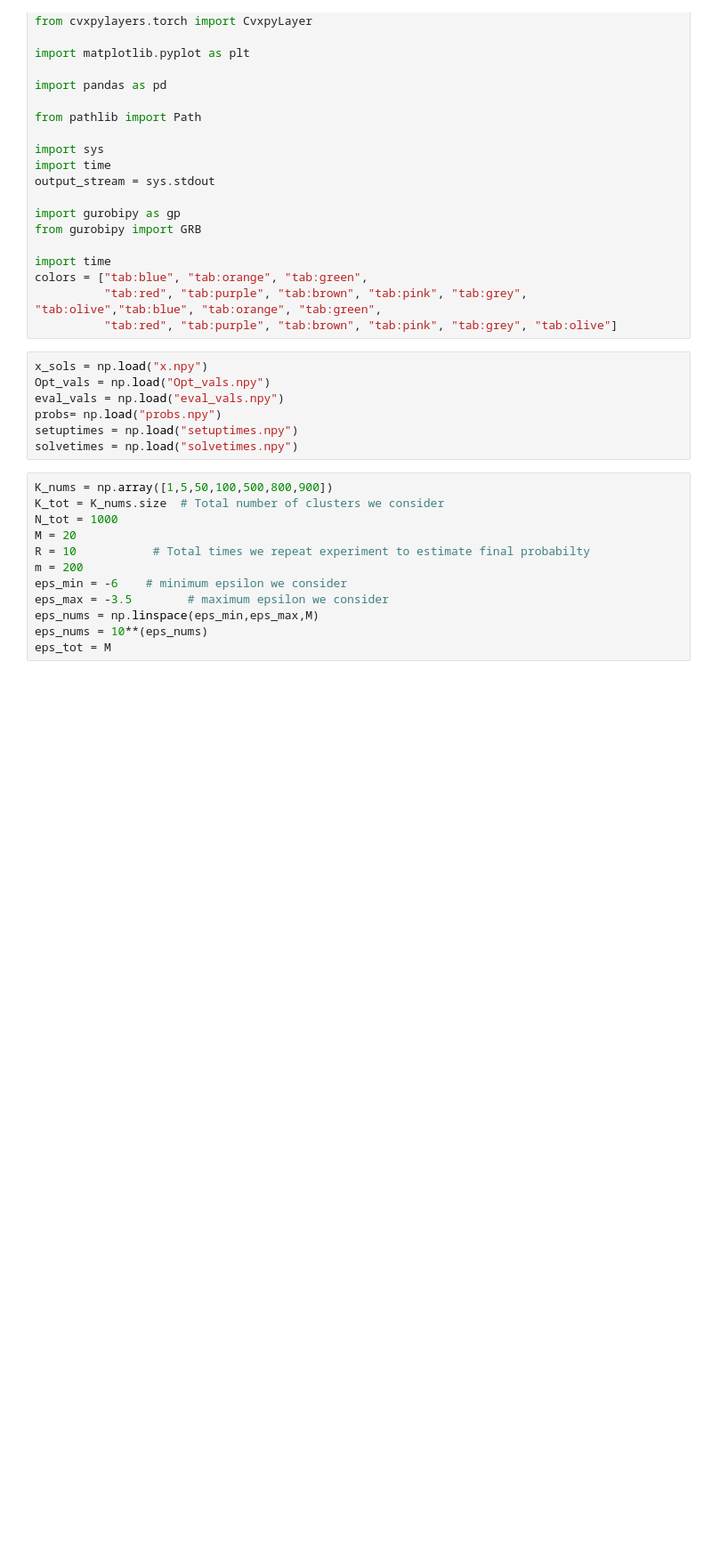
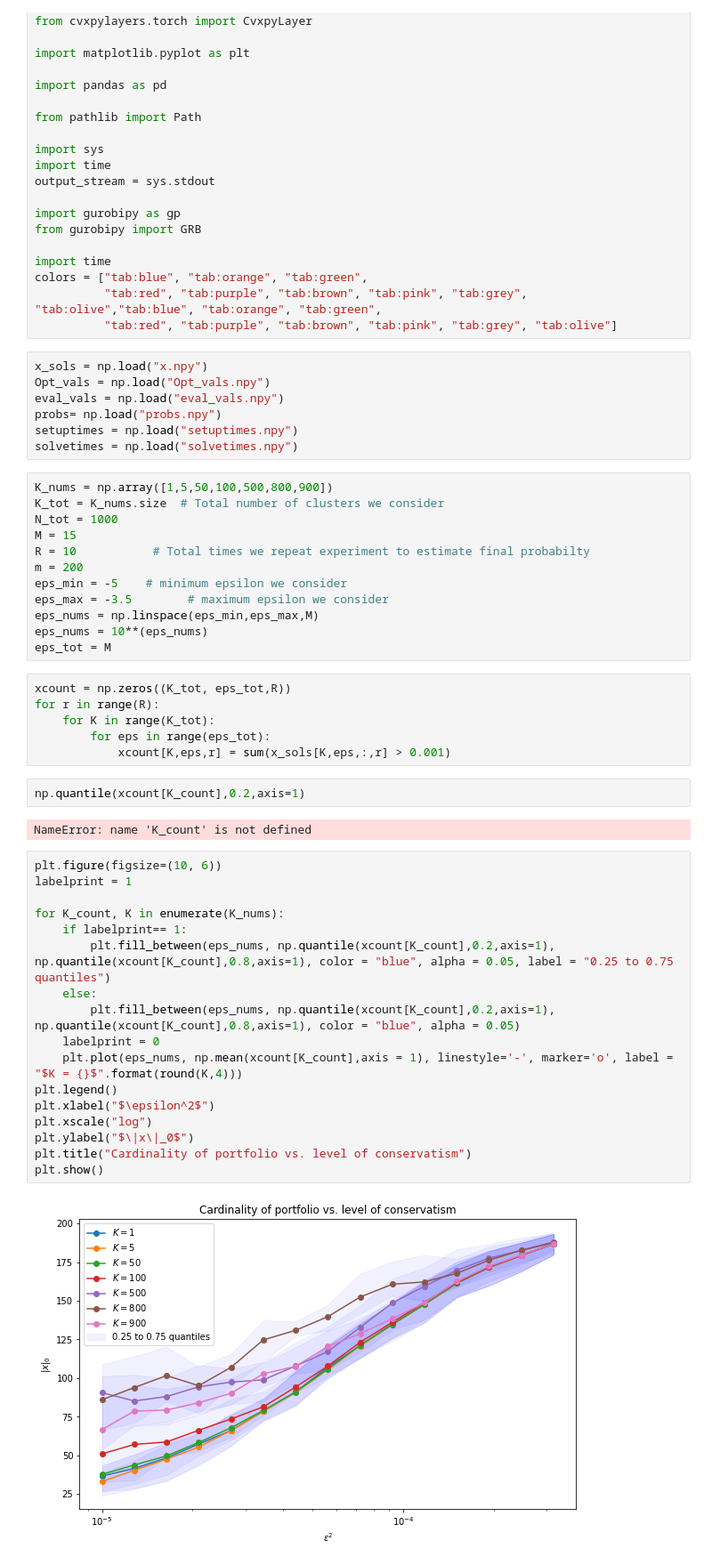
Before and after one commit to stellatogrp/mro_experiments, a Jupyter notebook: portfolio/cont/m=200,K=1000,r=10/plots.ipynb, the cells around one changed output. Shown at 89% size. Cells and saved outputs as stored; diff of their text form; blank space fills up the shorter version.

```diff
--- a/portfolio/cont/m=200,K=1000,r=10/plots.ipynb
+++ b/portfolio/cont/m=200,K=1000,r=10/plots.ipynb
@@ -45,13 +45,42 @@ solvetimes = np.load("solvetimes.npy")
 K_nums = np.array([1,5,50,100,500,800,900])
 K_tot = K_nums.size  # Total number of clusters we consider
 N_tot = 1000
-M = 20
+M = 15
 R = 10           # Total times we repeat experiment to estimate final probabilty
 m = 200
-eps_min = -6    # minimum epsilon we consider
+eps_min = -5    # minimum epsilon we consider
 eps_max = -3.5        # maximum epsilon we consider
 eps_nums = np.linspace(eps_min,eps_max,M)
 eps_nums = 10**(eps_nums)
 eps_tot = M
+# %%
+xcount = np.zeros((K_tot, eps_tot,R))
+for r in range(R):
+    for K in range(K_tot):
+        for eps in range(eps_tot):
+            xcount[K,eps,r] = sum(x_sols[K,eps,:,r] > 0.001)
+# %%
+np.quantile(xcount[K_count],0.2,axis=1)
+# %% [output]
+NameError: name 'K_count' is not defined
+# %%
+plt.figure(figsize=(10, 6))
+labelprint = 1
+
+for K_count, K in enumerate(K_nums):
+    if labelprint== 1:
+        plt.fill_between(eps_nums, np.quantile(xcount[K_count],0.2,axis=1), np.quantile(xcount[K_count],0.8,axis=1), color = "blue", alpha = 0.05, label = "0.25 to 0.75 quantiles")
+    else:
+        plt.fill_between(eps_nums, np.quantile(xcount[K_count],0.2,axis=1), np.quantile(xcount[K_count],0.8,axis=1), color = "blue", alpha = 0.05)
+    labelprint = 0
+    plt.plot(eps_nums, np.mean(xcount[K_count],axis = 1), linestyle='-', marker='o', label = "$K = {}$".format(round(K,4)))
+plt.legend()
+plt.xlabel("$\epsilon^2$")
+plt.xscale("log")
+plt.ylabel("$\|x\|_0$")
+plt.title("Cardinality of portfolio vs. level of conservatism")
+plt.show()
+# %% [output]
+[figure, added]
 # %%
 plt.figure(figsize=(10, 6))
```
Also changed, not shown: parts of 6 cells of this notebook, 23 other files.
